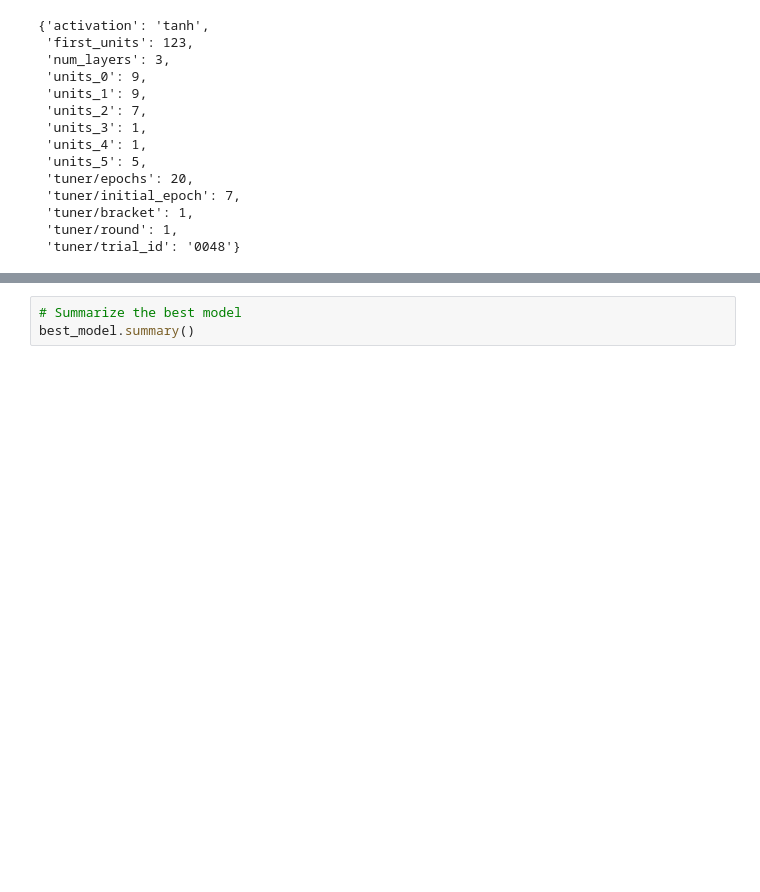
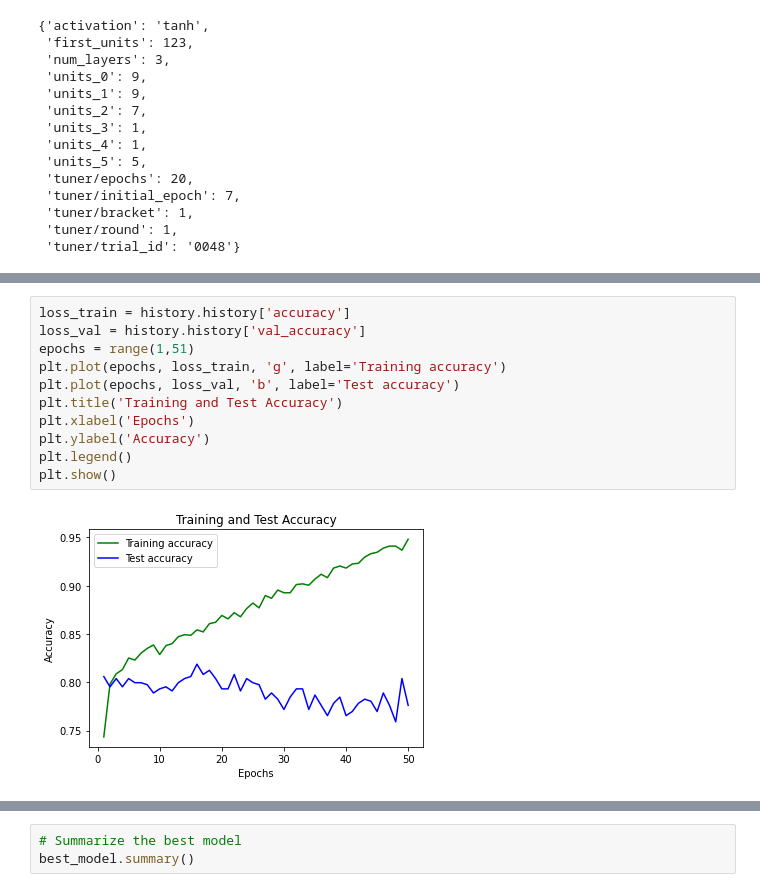
Before and after one commit to zrwood28/drug-use-personality-types, a Jupyter notebook: Best Neural Network Using Keras-Tuner.ipynb, the cells around one changed output, grey strips where cells are left out. Cells and saved outputs as stored; diff of their text form; blank space fills up the shorter version.

```diff
--- a/Best Neural Network Using Keras-Tuner.ipynb
+++ b/Best Neural Network Using Keras-Tuner.ipynb
@@ -145,3 +179,16 @@ best_hyper.values
+# %%
+loss_train = history.history['accuracy']
+loss_val = history.history['val_accuracy']
+epochs = range(1,51)
+plt.plot(epochs, loss_train, 'g', label='Training accuracy')
+plt.plot(epochs, loss_val, 'b', label='Test accuracy')
+plt.title('Training and Test Accuracy')
+plt.xlabel('Epochs')
+plt.ylabel('Accuracy')
+plt.legend()
+plt.show()
+# %% [output]
+[figure, added]
 # %%
 # Evaluate best model against full test data
 best_model = tuner.get_best_models(1)[0]
```
Also changed, not shown: parts of 4 cells of this notebook.
